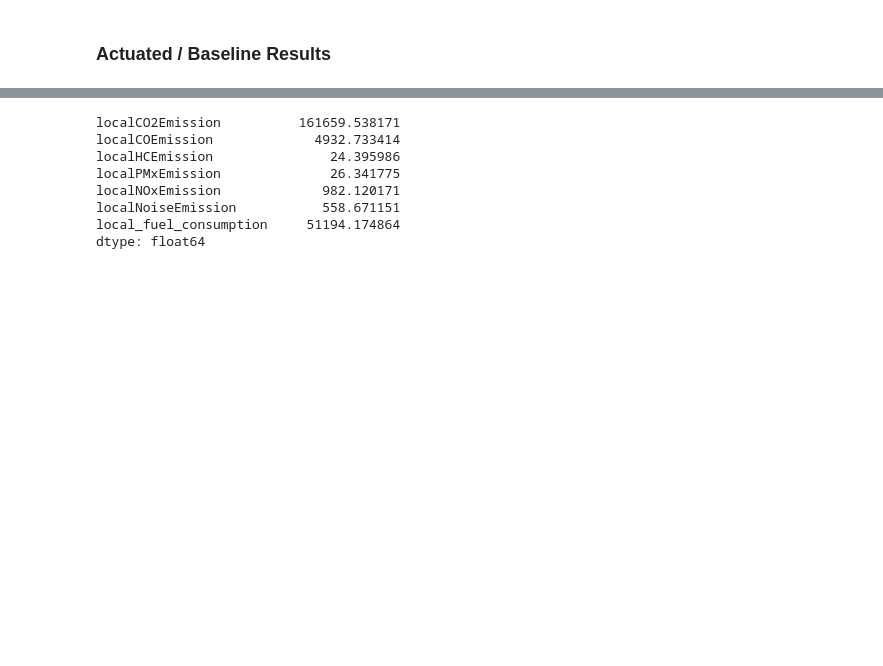
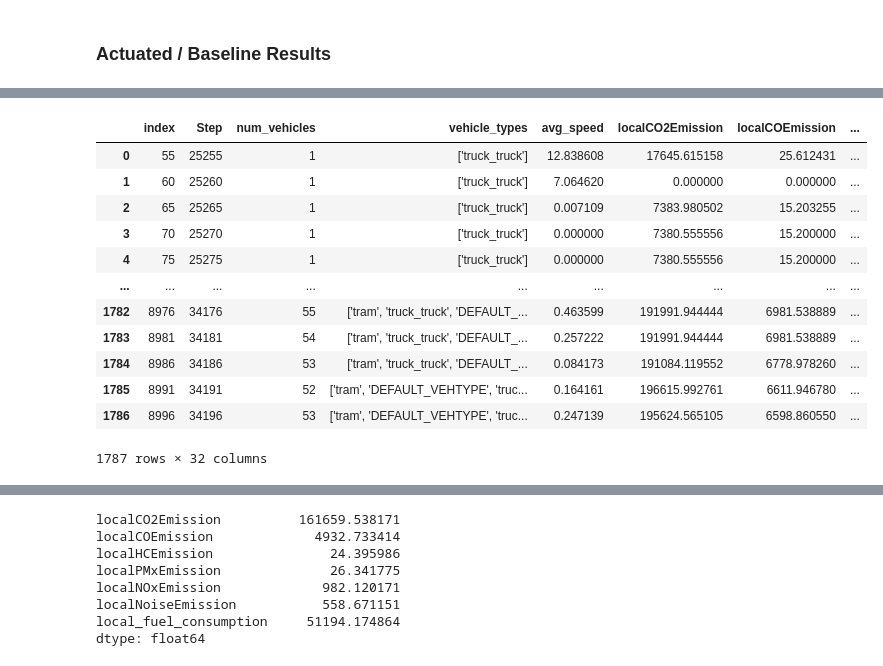
Before and after one commit to karstenk9/rl_traffic_signal_optimization, a Jupyter notebook: notebooks/evaluation_performance.ipynb, the cells around one changed output, grey strips where cells are left out. Drawn from its saved outputs; the diff is of its cells as text; code cells hidden in the pictures; blank space fills up the shorter version.

```diff
--- a/notebooks/evaluation_performance.ipynb
+++ b/notebooks/evaluation_performance.ipynb
@@ -32,0 +21,16 @@ df = df[df['num_vehicles'] != 0]
+# %%
+df_fifth.reset_index()
+# %% [output]
+|  | index | Step | num_vehicles | vehicle_types | avg_speed | localCO2Emission | localCOEmission | ... |
+| 0 | 55 | 25255 | 1 | ['truck_truck'] | 12.838608 | 17645.615158 | 25.612431 | ... |
+| 1 | 60 | 25260 | 1 | ['truck_truck'] | 7.064620 | 0.000000 | 0.000000 | ... |
+| 2 | 65 | 25265 | 1 | ['truck_truck'] | 0.007109 | 7383.980502 | 15.203255 | ... |
+| 3 | 70 | 25270 | 1 | ['truck_truck'] | 0.000000 | 7380.555556 | 15.200000 | ... |
+| 4 | 75 | 25275 | 1 | ['truck_truck'] | 0.000000 | 7380.555556 | 15.200000 | ... |
+| ... | ... | ... | ... | ... | ... | ... | ... | ... |
+| 1782 | 8976 | 34176 | 55 | ['tram', 'truck_truck', 'DEFAULT_... | 0.463599 | 191991.944444 | 6981.538889 | ... |
+| 1783 | 8981 | 34181 | 54 | ['tram', 'truck_truck', 'DEFAULT_... | 0.257222 | 191991.944444 | 6981.538889 | ... |
+| 1784 | 8986 | 34186 | 53 | ['tram', 'truck_truck', 'DEFAULT_... | 0.084173 | 191084.119552 | 6778.978260 | ... |
+| 1785 | 8991 | 34191 | 52 | ['tram', 'DEFAULT_VEHTYPE', 'truc... | 0.164161 | 196615.992761 | 6611.946780 | ... |
+| 1786 | 8996 | 34196 | 53 | ['tram', 'DEFAULT_VEHTYPE', 'truc... | 0.247139 | 195624.565105 | 6598.860550 | ... |
+1787 rows × 32 columns
```
Also changed, not shown: parts of 28 cells of this notebook, 7 other files.
